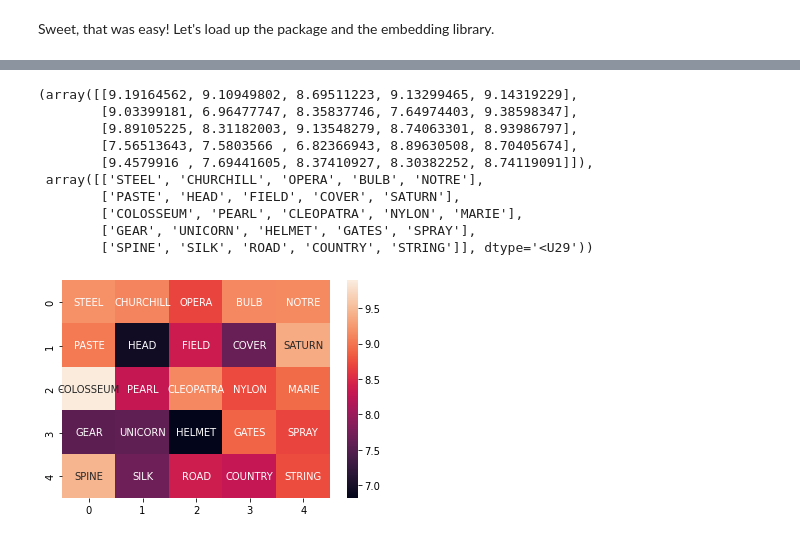
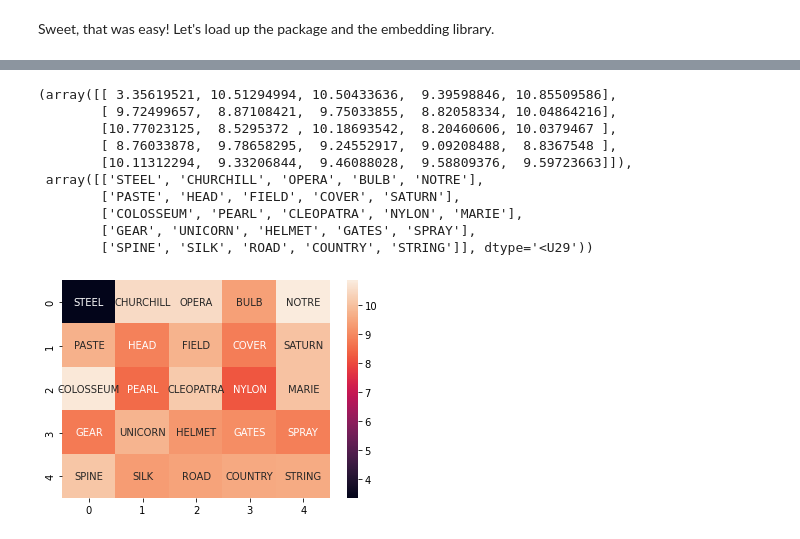
Before and after one commit to andrewmelville/Codenames-Bot, a Jupyter notebook: Exploration/GuessingExploration.ipynb, the cells around one changed output, grey strips where cells are left out. Cells and saved outputs as stored; diff of their text form; code cells hidden in the pictures.

```diff
--- a/Exploration/GuessingExploration.ipynb
+++ b/Exploration/GuessingExploration.ipynb
@@ -26,26 +26,6 @@ embedder = spacy.load('en_core_web_lg')
 # %%
 board_input  = 'STEEL CHURCHILL OPERA BULB NOTRE PASTE HEAD FIELD COVER SATURN COLOSSEUM PEARL CLEOPATRA NYLON MARIE GEAR UNICORN HELMET GATES SPRAY SPINE SILK ROAD COUNTRY STRING'
 words = embedder(board_input)
-# %%
-def WordDistance(clue_word, board_words, guess_num:int):
-
-    ## clue_word (token) - The word given to the Operative as a clue
-    ## board_wors (list of token) - Words remaining on the board
-    ## guess_num (int) - Number of board_words linked to this clue_word
-
-    # Create dictionary to hold distance of board words to clue word
-    dist_dict = {str(board_word): '' for board_word in words}
-
-    # Calculate distances and add to dictionary
-    for board_word in board_words:
-
-        dist_dict[str(board_word)]= (np.linalg.norm(board_word.vector - clue_word.vector))
-
-    # Order dictionary
-    dists = [v for k, v in sorted(dist_dict.items(), key=lambda item: item[1])]
-    dist_dict = {v: k for k, v in sorted(dist_dict.items(), key=lambda item: item[1])}
-
-    return [dist_dict[key] for key in dists[:guess_num]]
 # %%
 conda install seaborn
 # %% [output]
@@ -117,14 +159,14 @@ def WordDistance(clue_word, board_words, guess_num:int):
 # %%
-WordDistance(embedder('HAT'), words, 3)
+WordDistance(embedder('STAINLESS'), words, 3)
 # %% [output]
-(array([[9.19164562, 9.10949802, 8.69511223, 9.13299465, 9.14319229],
-        [9.03399181, 6.96477747, 8.35837746, 7.64974403, 9.38598347],
-        [9.89105225, 8.31182003, 9.13548279, 8.74063301, 8.93986797],
-        [7.56513643, 7.5803566 , 6.82366943, 8.89630508, 8.70405674],
-        [9.4579916 , 7.69441605, 8.37410927, 8.30382252, 8.74119091]]),
+(array([[ 3.35619521, 10.51294994, 10.50433636,  9.39598846, 10.85509586],
+        [ 9.72499657,  8.87108421,  9.75033855,  8.82058334, 10.04864216],
+        [10.77023125,  8.5295372 , 10.18693542,  8.20460606, 10.0379467 ],
+        [ 8.76033878,  9.78658295,  9.24552917,  9.09208488,  8.8367548 ],
+        [10.11312294,  9.33206844,  9.46088028,  9.58809376,  9.59723663]]),
  array([['STEEL', 'CHURCHILL', 'OPERA', 'BULB', 'NOTRE'],
         ['PASTE', 'HEAD', 'FIELD', 'COVER', 'SATURN'],
         ['COLOSSEUM', 'PEARL', 'CLEOPATRA', 'NYLON', 'MARIE'],
         ['GEAR', 'UNICORN', 'HELMET', 'GATES', 'SPRAY'],
         ['SPINE', 'SILK', 'ROAD', 'COUNTRY', 'STRING']], dtype='<U29'))
-[figure, old version]
+[figure, new version]
```
Also changed, not shown: parts of 3 cells of this notebook.
